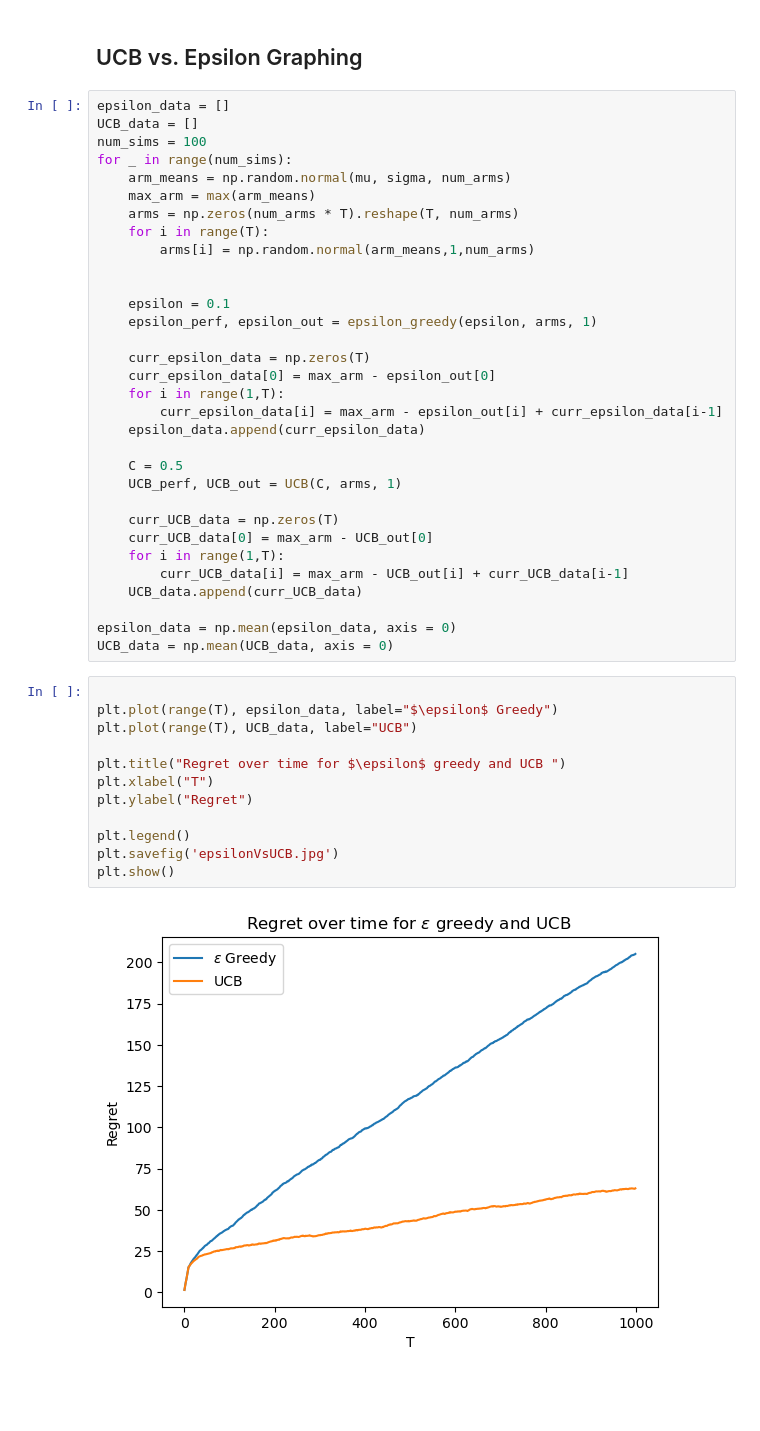
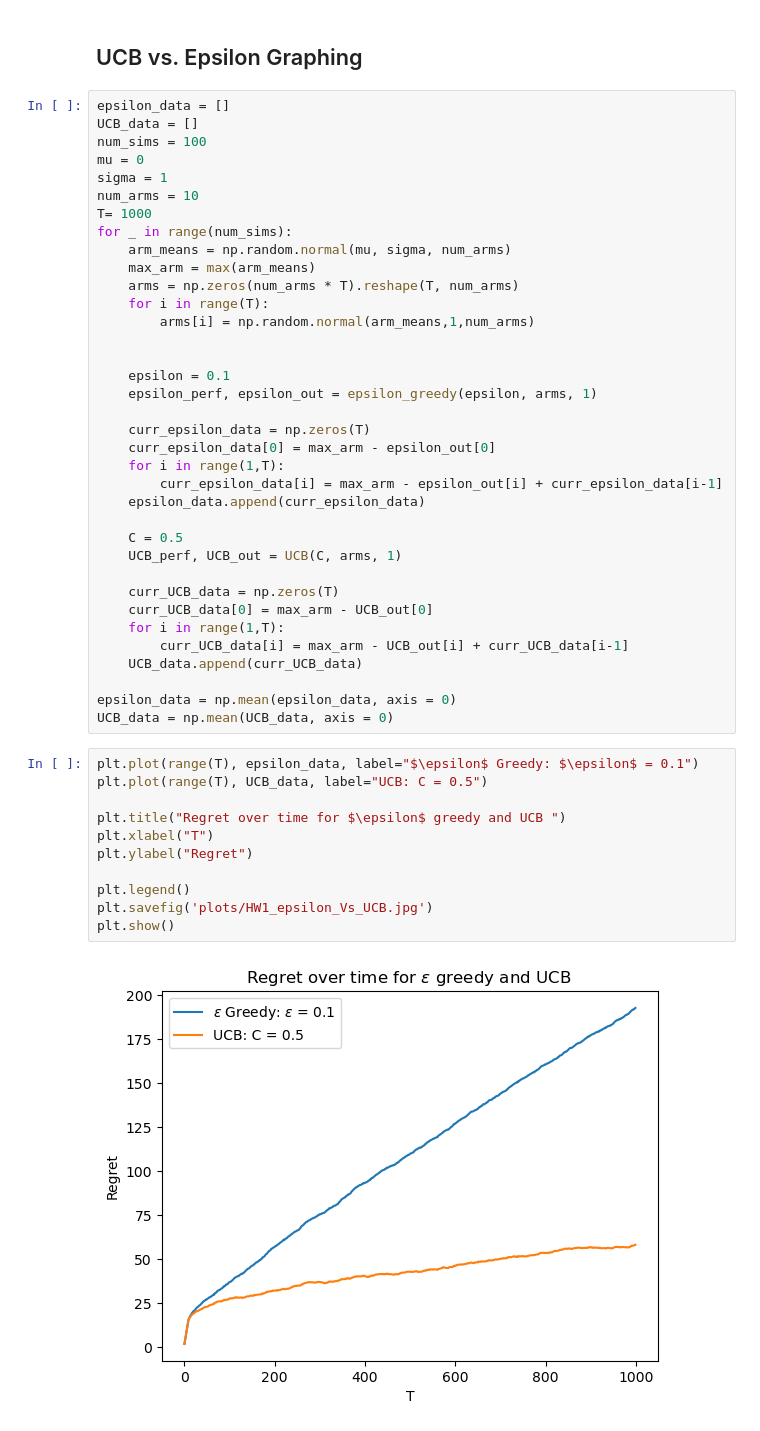
Before and after one commit to GoldRatio/ECE194D, a Jupyter notebook: MultiArmBandits.ipynb, the cells around one changed output. Saved outputs shown, nothing was run; the diff lists cells and outputs as text; blank space fills up the shorter version.

```diff
--- a/MultiArmBandits.ipynb
+++ b/MultiArmBandits.ipynb
@@ -227,6 +227,10 @@ plt.show()
 epsilon_data = []
 UCB_data = []
 num_sims = 100
+mu = 0
+sigma = 1
+num_arms = 10
+T= 1000
 for _ in range(num_sims):
     arm_means = np.random.normal(mu, sigma, num_arms)
     max_arm = max(arm_means)
@@ -256,16 +260,15 @@ for _ in range(num_sims):
 epsilon_data = np.mean(epsilon_data, axis = 0)
 UCB_data = np.mean(UCB_data, axis = 0)
 # %%
-
-plt.plot(range(T), epsilon_data, label="$\epsilon$ Greedy")
-plt.plot(range(T), UCB_data, label="UCB")
+plt.plot(range(T), epsilon_data, label="$\epsilon$ Greedy: $\epsilon$ = 0.1")
+plt.plot(range(T), UCB_data, label="UCB: C = 0.5")
 
 plt.title("Regret over time for $\epsilon$ greedy and UCB ")
 plt.xlabel("T")
 plt.ylabel("Regret")
 
 plt.legend()
-plt.savefig('epsilonVsUCB.jpg')
+plt.savefig('plots/HW1_epsilon_Vs_UCB.jpg')
 plt.show()
 # %% [output]
-[figure, old version]
+[figure, new version]
```
Also changed, not shown: parts of 1 cell of this notebook, 1 other file.
